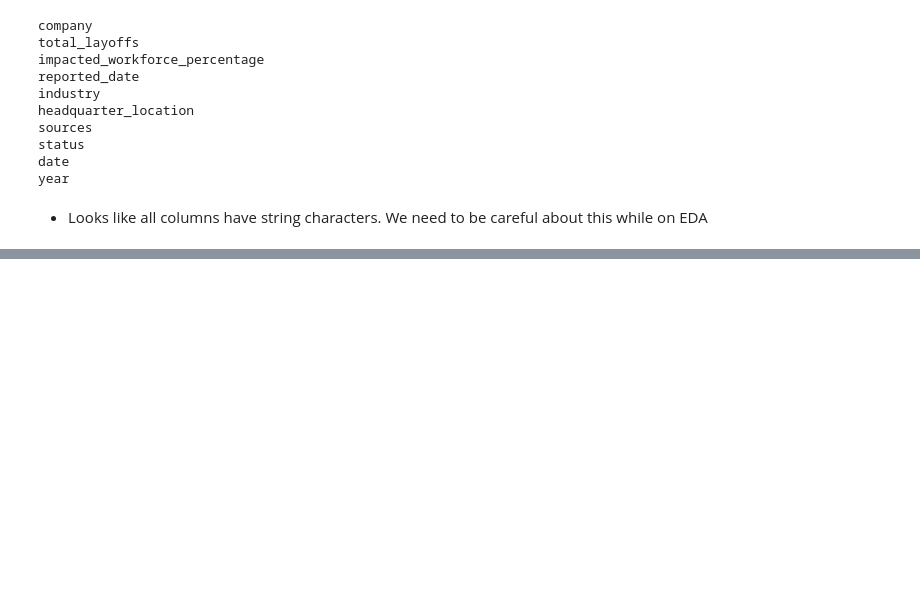
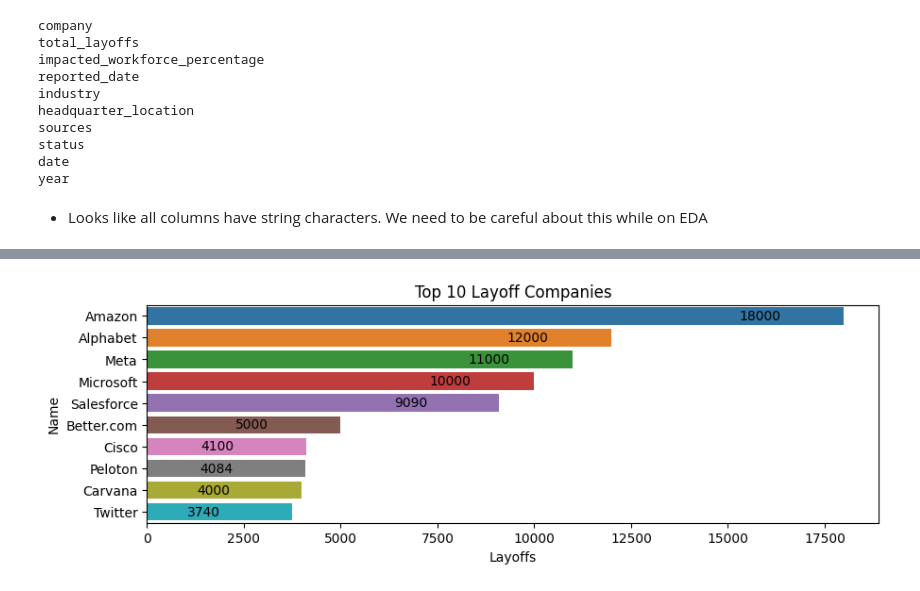
Before and after one commit to ortizfram/Tech-Company-Layoffs--2022-2023-, a Jupyter notebook: Tech-layoffs-2022-2023.ipynb, the cells around one changed output, grey strips where cells are left out. Saved outputs shown, nothing was run; the diff lists cells and outputs as text; code cells hidden in the pictures; blank space fills up the shorter version.

```diff
--- a/Tech-layoffs-2022-2023.ipynb
+++ b/Tech-layoffs-2022-2023.ipynb
@@ -115,0 +128,14 @@ data.drop('sources',inplace=True, axis=1)
+# %%
+top_10 = data.sort_values('total_layoffs',ascending=False).head(10)
+
+fig, ax = plt.subplots(figsize=(10, 3))
+p=sns.barplot(x="total_layoffs", y="company", data=top_10,
+              ax=ax)
+for container in p.containers:
+    p.bar_label(container,padding=-80)
+plt.title("Top 10 Layoff Companies")
+plt.xlabel('Layoffs')
+plt.ylabel('Name')
+plt.show()
+# %% [output]
+[figure, added]
```
Also changed, not shown: parts of 3 cells of this notebook.
